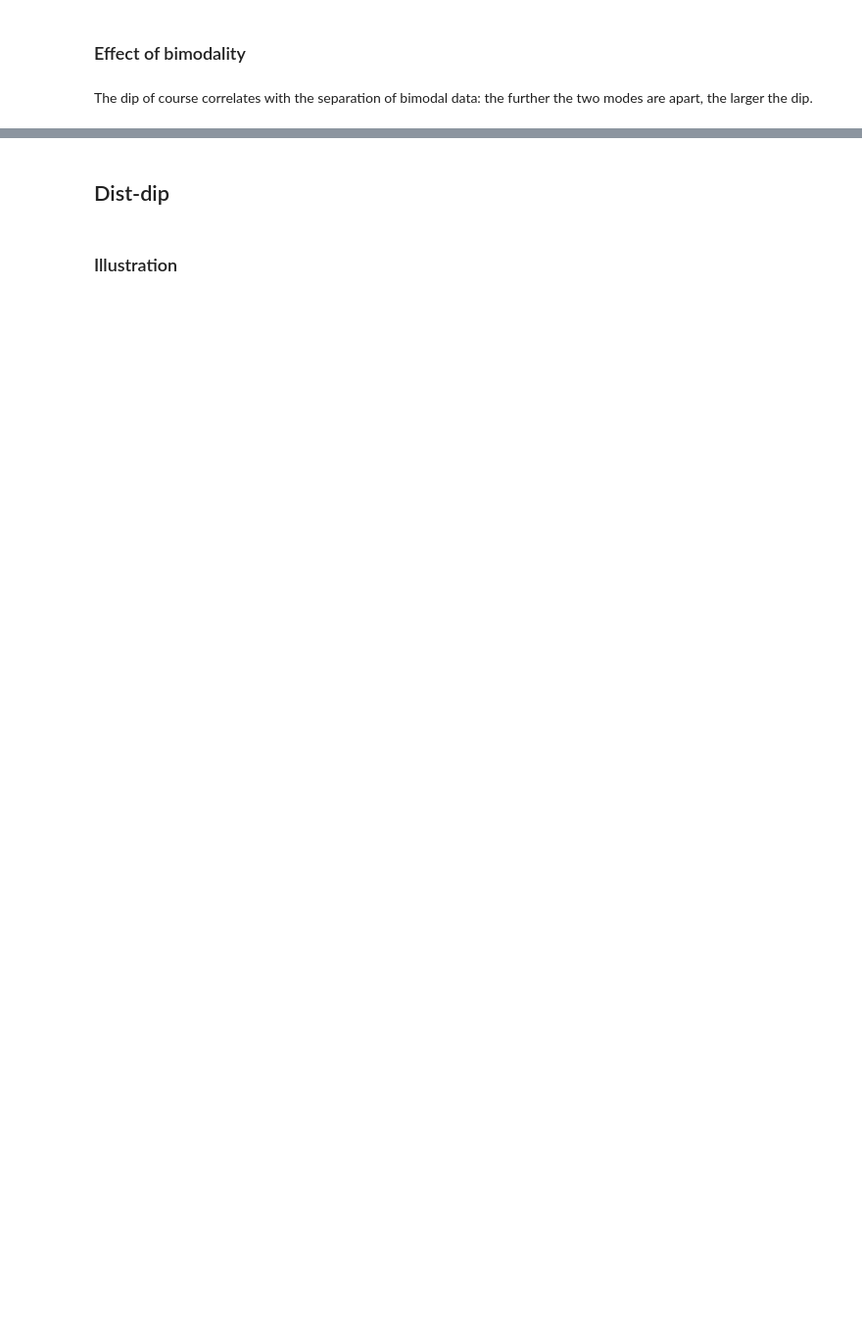
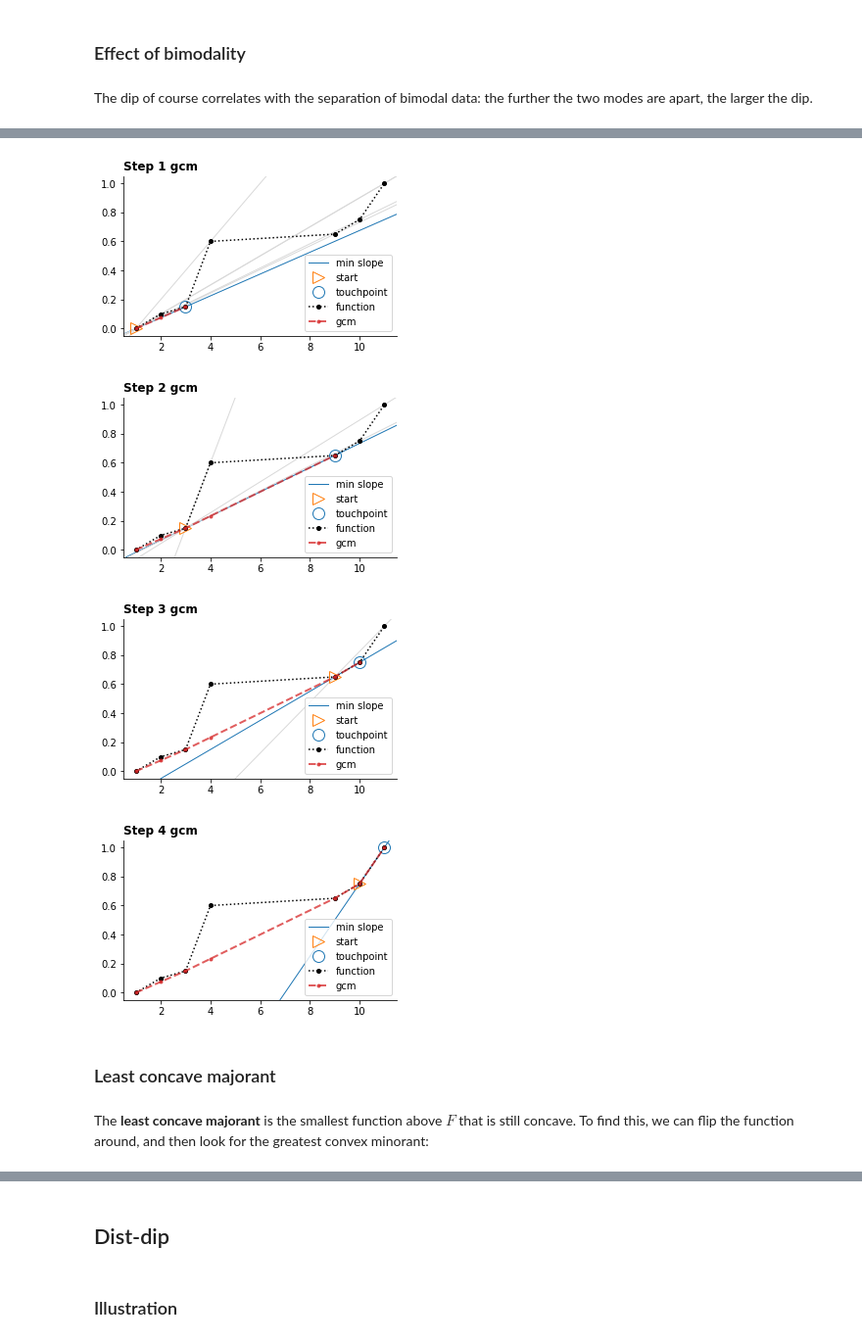
Before and after one commit to bacor/shapes-of-music, a Jupyter notebook: clean_notebooks/Dist-dip test illustration.ipynb, the cells around one changed output, grey strips where cells are left out. Shown at 98% size. Drawn from its saved outputs; the diff is of its cells as text; code cells hidden in the pictures; blank space fills up the shorter version.

```diff
--- a/clean_notebooks/Dist-dip test illustration.ipynb
+++ b/clean_notebooks/Dist-dip test illustration.ipynb
@@ -248,0 +185,53 @@ def dip_fn2(dat, is_hist=False, just_dip=False):
+# %%
+def show_steps_gcm(xs, ys):
+    """Illustrate the algorithm for finding the greatest convex minorant gcm"""
+    touchpoint_idxs = [0]
+    gcm_ys = [ys[0]]
+    while touchpoint_idxs[-1] < len(xs) - 1:
+        start = touchpoint_idxs[-1]
+
+        # Slope from starting point to all other points
+        distances = xs[start + 1:] - xs[start]
+        slopes = (ys[start + 1:] - ys[start]) / distances
+
+        # Identify the next touchpoint (xn, yn) and the slope to it. The greatest convex
+        # minorant must be linear between (x0, y0) and (xn, yn).
+        # Indexing wrt xs/ys, so add +1 as we skip the first point
+        index = slopes.argmin() + 1
+        slope = slopes[index - 1]
+
+        # Add a point on the gcm for every x in xs before the touch point
+        gcm_ys.extend(ys[start] + slope * distances[:index])
+        touchpoint_idxs.append(start + index)
+
+        # Plot
+        plt.figure(figsize=(5, 3))
+        for i in range(start+1, len(xs)):
+            plt.axline((xs[start], ys[start]), (xs[i], ys[i]),
+                c='C0' if i == start + index else '.85',
+                label='min slope' if i == start + index else None,
+                ls='-', lw=1)
+        plt.plot(xs[start], ys[start], '>C1', ms=12,
+            fillstyle='none', label='start')
+        plt.plot(xs[start + index], ys[start + index], 'oC0', ms=12,
+            fillstyle='none', label='touchpoint')
+        plt.plot(xs, ys, 'ko:', label='function', ms=4)
+        plt.plot(xs[:len(gcm_ys)], gcm_ys, '.C3--', label='gcm', lw=2, alpha=.75)
+        plt.legend()
+        plt.title(f'Step {len(touchpoint_idxs)-1} gcm', x=0, ha='left', fontweight='bold')
+        sns.despine()
+
+xs = np.array([1,  2,  3,  4,  9,  10, 11])
+ys = np.array([0, .1, .15, .6, .65, .75, 1])
+show_steps_gcm(xs, ys)
+# %% [output]
+[figure, added]
+[figure, added]
+[figure, added]
+[figure, added]
+# %% [markdown]
+### Least concave majorant
+# %% [markdown]
+The **least concave majorant** is the smallest function above $F$ that is still
+concave. To find this, we can flip the function around, and then look for the
+greatest convex minorant:
```
Also changed, not shown: parts of 35 cells of this notebook, 3 other files.
